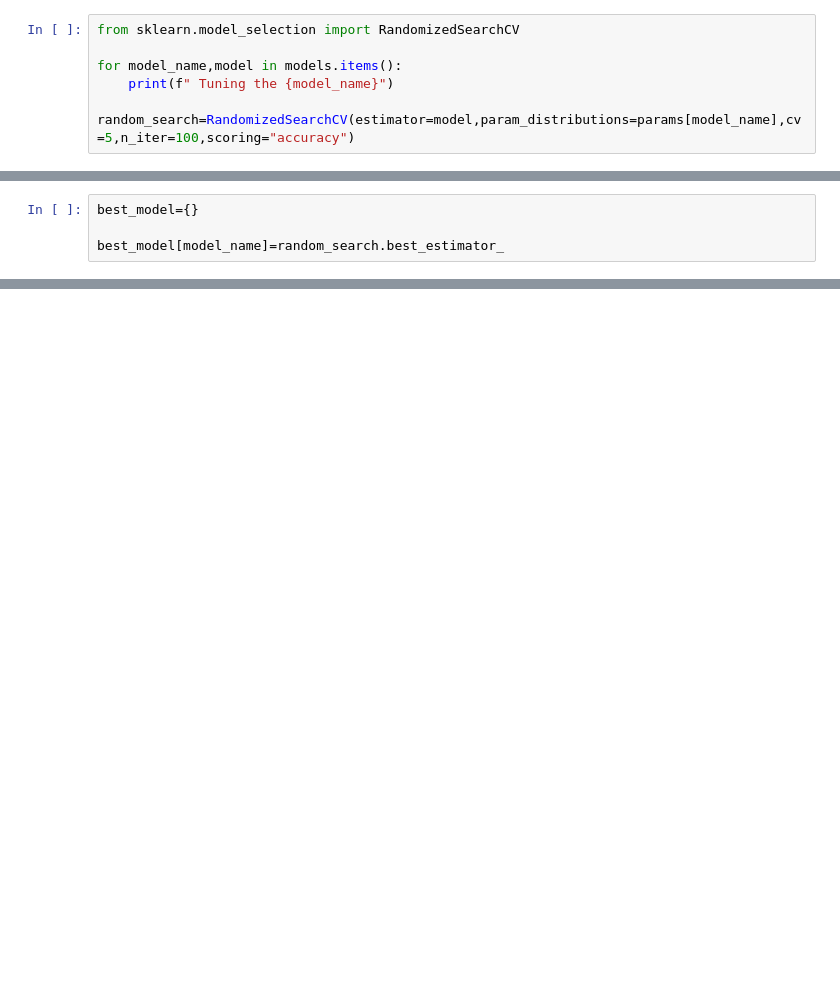
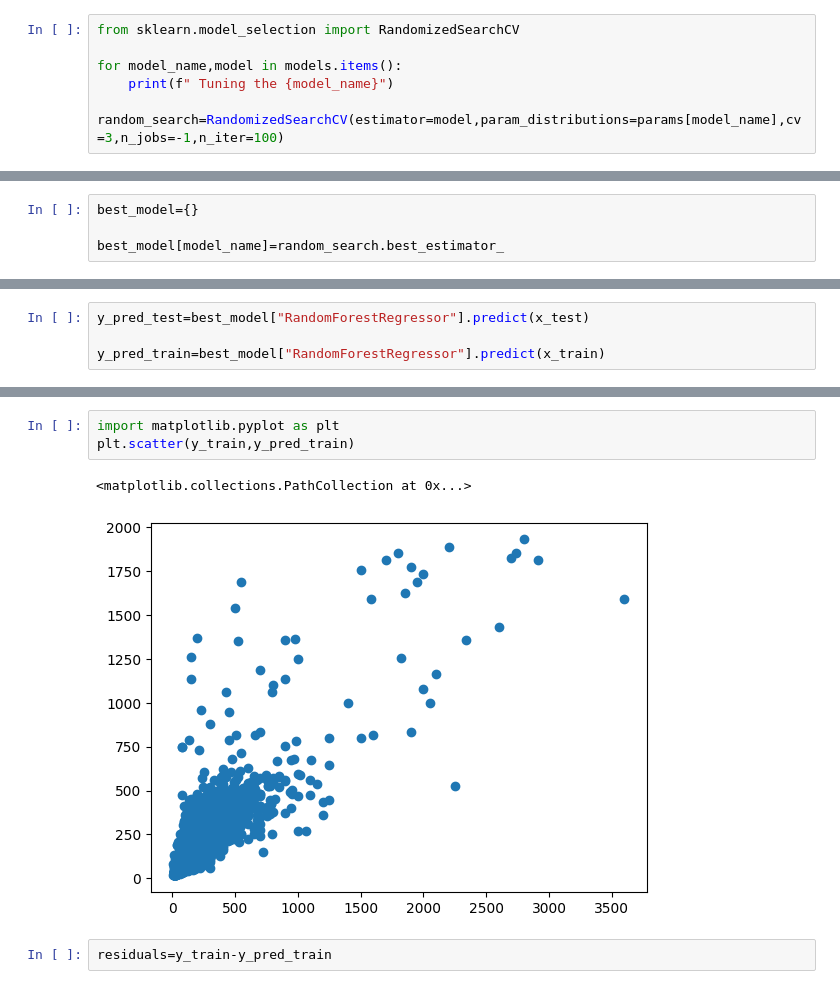
Before and after one commit to sharmi-jes/Bangalore-House-Prices, a Jupyter notebook: notebook/model_training.ipynb, the cells around one changed output, grey strips where cells are left out. Saved outputs shown, nothing was run; the diff lists cells and outputs as text; blank space fills up the shorter version.

```diff
--- a/notebook/model_training.ipynb
+++ b/notebook/model_training.ipynb
@@ -273,7 +275,7 @@ from sklearn.model_selection import RandomizedSearchCV
 for model_name,model in models.items():
     print(f" Tuning the {model_name}")
 
-random_search=RandomizedSearchCV(estimator=model,param_distributions=params[model_name],cv=5,n_iter=100,scoring="accuracy")
+random_search=RandomizedSearchCV(estimator=model,param_distributions=params[model_name],cv=3,n_jobs=-1,n_iter=100)
 # %% [output]
  Tuning the GradientBoostingRegressor
  Tuning the KNeighborsRegressor
@@ -304,0 +308,4 @@ best_model[model_name]=random_search.best_estimator_
+# %%
+y_pred_test=best_model["RandomForestRegressor"].predict(x_test)
+
+y_pred_train=best_model["RandomForestRegressor"].predict(x_train)
@@ -304,0 +321,8 @@ best_model[model_name]=random_search.best_estimator_
+# %%
+import matplotlib.pyplot as plt
+plt.scatter(y_train,y_pred_train)
+# %% [output]
+<matplotlib.collections.PathCollection at 0x...>
+[figure, added]
+# %%
+residuals=y_train-y_pred_train
```
Also changed, not shown: parts of 8 cells of this notebook, 9 other files.
